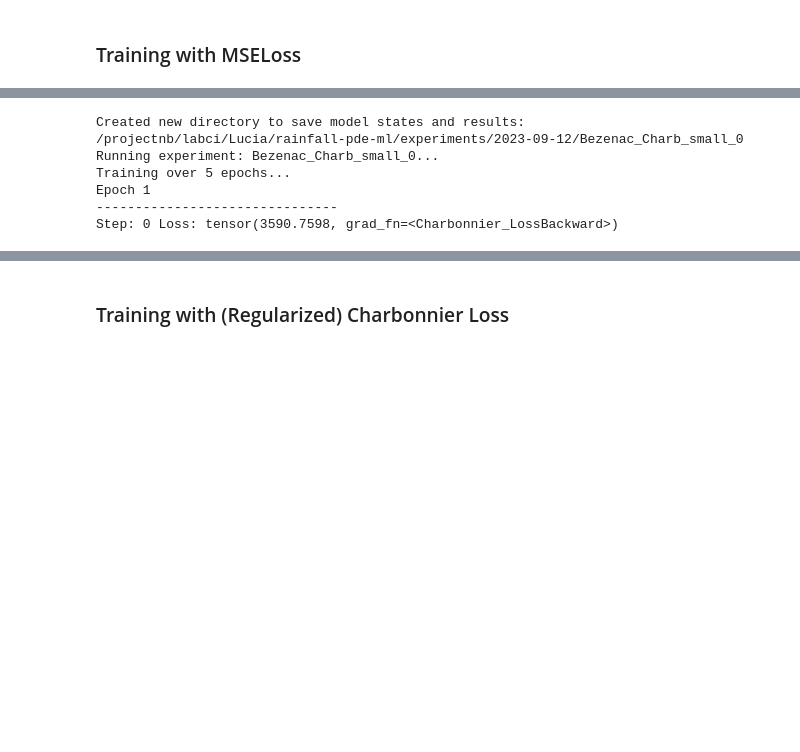
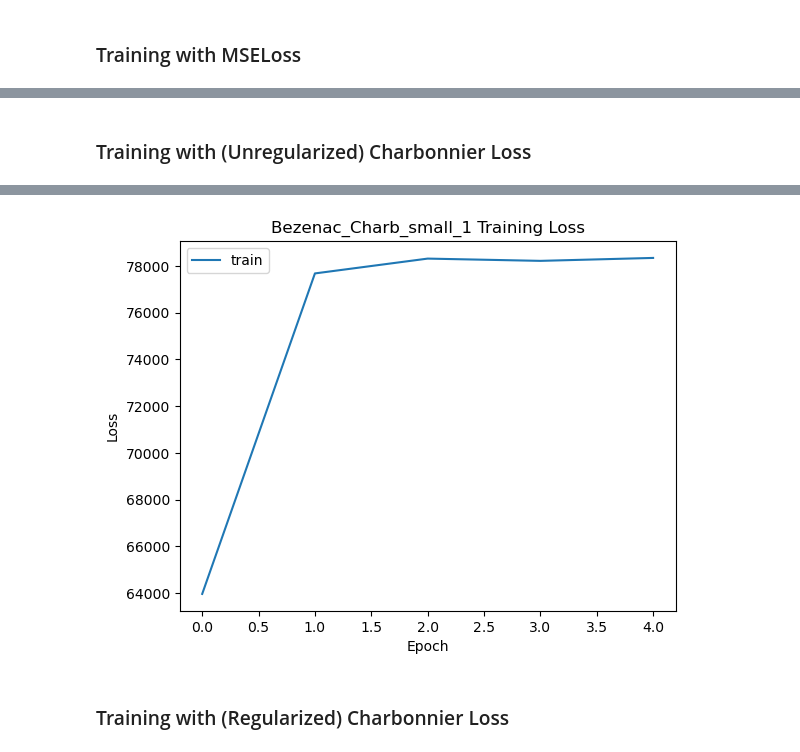
Before and after one commit to ghostpress/rainfall-pde-ml, a Jupyter notebook: code/MLcode.ipynb, the cells around one changed output, grey strips where cells are left out. Saved outputs shown, nothing was run; the diff lists cells and outputs as text; code cells hidden in the pictures; blank space fills up the shorter version.

```diff
--- a/code/MLcode.ipynb
+++ b/code/MLcode.ipynb
@@ -350,7 +352,8 @@ class Charbonnier_Loss(Function):
         if reg:
             lambda_div, lambda_magn, lambda_grad = 1, -0.1, 0.4
             divergence, magnitude, smoothness = compute_regloss(w[0,:,:,:].numpy())
-            charb_loss += lambda_div*divergence + lambda_magn*magnitude + lambda_grad*smoothness
+            regulariz = lambda_div*divergence + lambda_magn*magnitude + lambda_grad*smoothness
+            charb_loss += regulariz[0]
 
         return charb_loss
 
@@ -872,22 +879,18 @@ Mean: 0.0682
-# %%
-net1 = CDNN(hist=4)
-optim = torch.optim.Adam(net1.parameters(), lr=1e-3)
-
-exp1 = Experiment(name="Bezenac_Charb_small_0",                         # de Bezenac model, trained on Regularized Charb Loss
-                  trainset=training_loader, valset=None, testset=None,  # data loaders
-                  model=net1,                                           # model with 4 days of history
-                  loss_fn=Charbonnier_Loss.apply,                       # loss function for training
-                  regloss=False,                                        # whether to regularize the training loss
-                  test_loss=nn.MSELoss(reduction="mean"),               # loss function for testing
-                  optimizer=optim,
-                  examples=None,
-                  outdir=path)
-
-exp1.run(epochs=5)
-# %% [output]
-Created new directory to save model states and results: /projectnb/labci/Lucia/rainfall-pde-ml/experiments/2023-09-12/Bezenac_Charb_small_0
-Running experiment: Bezenac_Charb_small_0...
-Training over 5 epochs...
-Epoch 1
--------------------------------
-Step: 0 Loss: tensor(3590.7598, grad_fn=<Charbonnier_LossBackward>)
+# %% [markdown]
+### Training with (Unregularized) Charbonnier Loss
+# %%
+net1 = CDNN(hist=4)
+optim = torch.optim.Adam(net1.parameters(), lr=1e-3)
+
+exp1 = Experiment(name="Bezenac_Charb_small_1",                         # de Bezenac model, trained on Regularized Charb Loss
+                  trainset=training_loader, valset=None, testset=None,  # data loaders
+                  model=net1,                                           # model with 4 days of history
+                  loss_fn=Charbonnier_Loss.apply,                       # loss function for training
+                  regloss=False,                                        # whether to regularize the training loss
+                  test_loss=nn.MSELoss(reduction="mean"),               # loss function for testing
+                  optimizer=optim,
+                  examples=None,
+                  outdir=path)
+
+exp1.run(epochs=5)
+# %% [output]
@@ -894,3 +914,4 @@ Step: 0 Loss: tensor(3590.7598, grad_fn=<Charbonnier_LossBackward>)
+[figure, added]
 # %% [markdown]
 ### Training with (Regularized) Charbonnier Loss
 # %%
```
Also changed, not shown: parts of 10 cells of this notebook.
